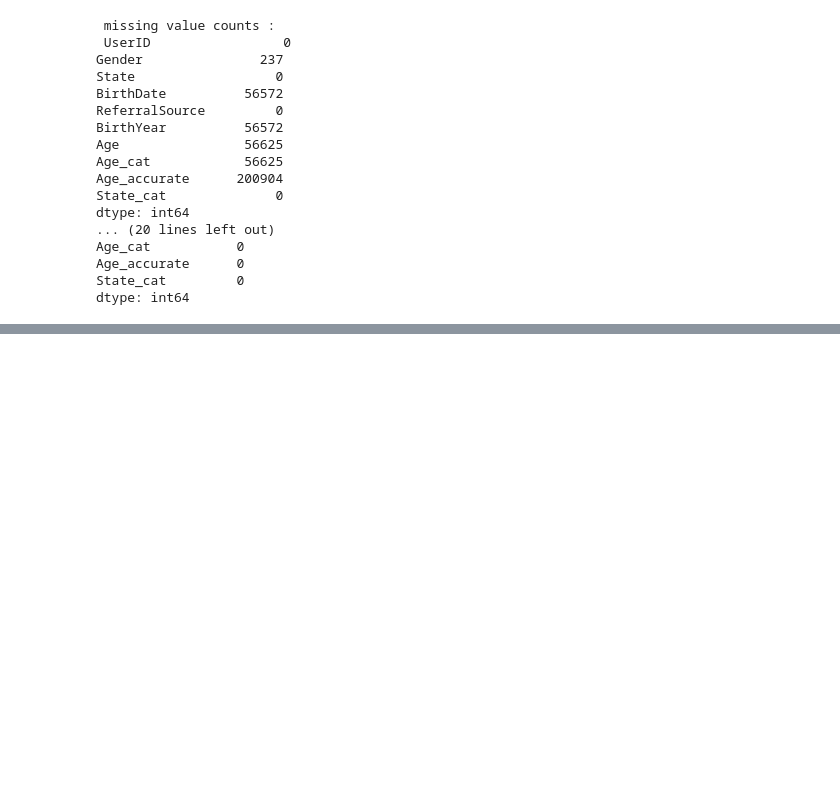
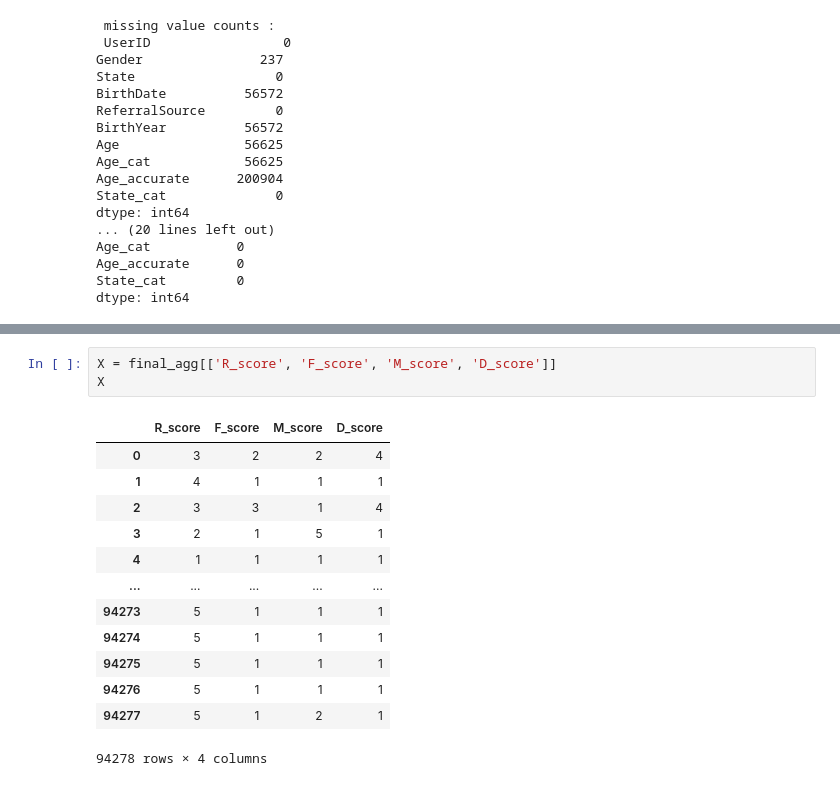
Before and after one commit to nobleyam/Customer-Behavioral-Segmentation-and-Profiling, a Jupyter notebook: final prap.ipynb, the cells around one changed output, grey strips where cells are left out. Drawn from its saved outputs; the diff is of its cells as text; blank space fills up the shorter version.

```diff
--- a/final prap.ipynb
+++ b/final prap.ipynb
@@ -678,0 +697,17 @@ dtype: int64
+# %%
+X = final_agg[['R_score', 'F_score', 'M_score', 'D_score']]
+X
+# %% [output]
+|  | R_score | F_score | M_score | D_score |
+| 0 | 3 | 2 | 2 | 4 |
+| 1 | 4 | 1 | 1 | 1 |
+| 2 | 3 | 3 | 1 | 4 |
+| 3 | 2 | 1 | 5 | 1 |
+| 4 | 1 | 1 | 1 | 1 |
+| ... | ... | ... | ... | ... |
+| 94273 | 5 | 1 | 1 | 1 |
+| 94274 | 5 | 1 | 1 | 1 |
+| 94275 | 5 | 1 | 1 | 1 |
+| 94276 | 5 | 1 | 1 | 1 |
+| 94277 | 5 | 1 | 2 | 1 |
+94278 rows × 4 columns
```
Also changed, not shown: parts of 4 cells of this notebook.
